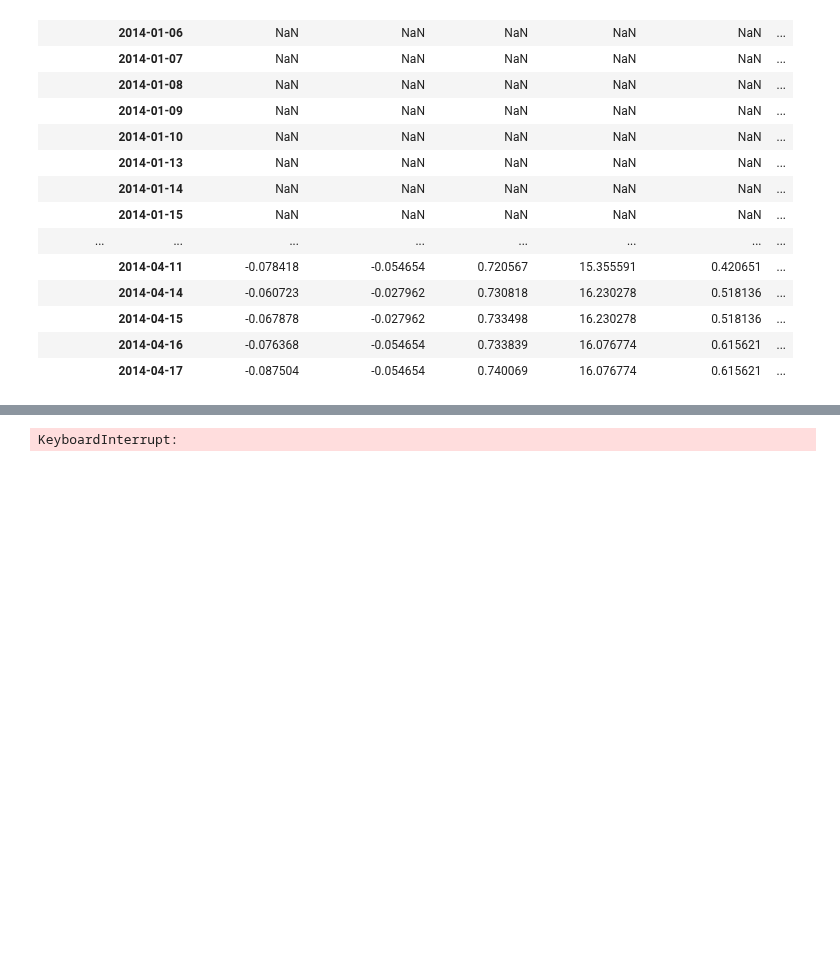
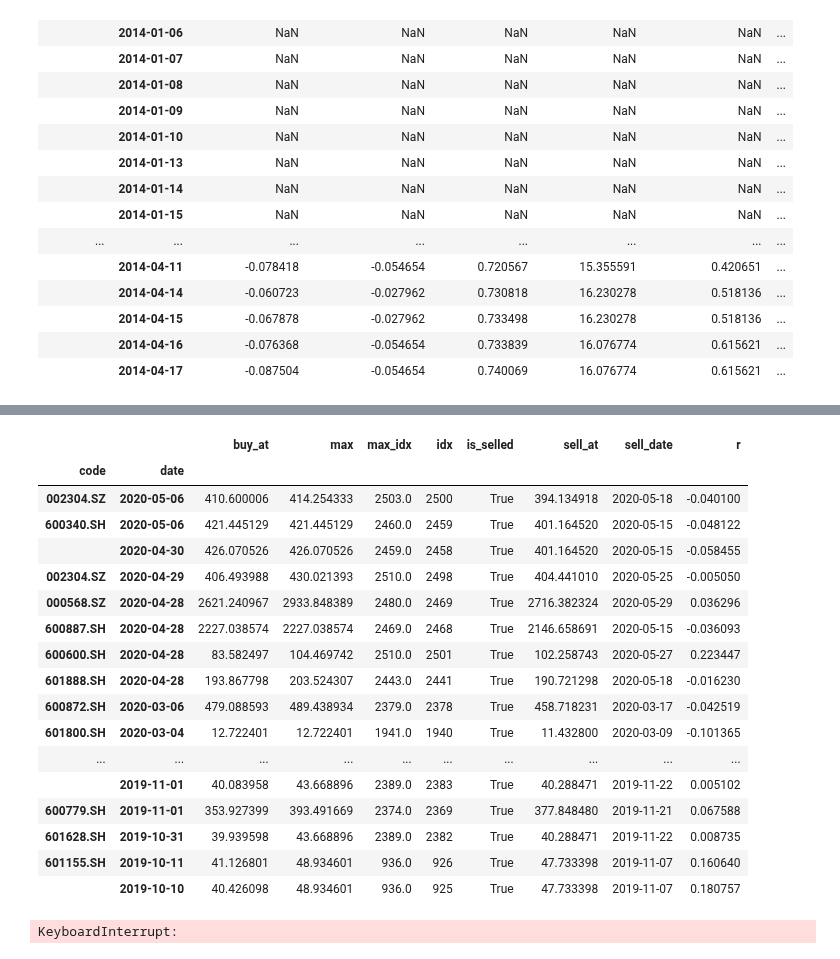
Before and after one commit to Bantorra0/Quant, a Jupyter notebook: Untitled1.ipynb, the cells around one changed output, grey strips where cells are left out. Drawn from its saved outputs; the diff is of its cells as text; code cells hidden in the pictures; blank space fills up the shorter version.

```diff
--- a/Untitled1.ipynb
+++ b/Untitled1.ipynb
@@ -939,20 +939,21 @@ res20.loc[mask_date0,'p20mean_5ma_d2'].quantile(0.8)
 res20.loc[mask_date0,'p20mean_5ma_d2'].quantile(0.99)
 
 t0 = time.time()
-masks = [res20['p20mean_5ma_pct']> -0.2,
+masks = [
+#     res20['p20mean_5ma_pct']> -0.1,
          res20['p20mean_5ma_pct']<2,
-         res20['p20std_5ma_pct']<res20['p20mean_5ma_pct']*3,
+#          res20['p20std_5ma_pct']<res20['p20mean_5ma_pct']*3,
          res20['p20mean_5ma_d2']> 0.04,
          res20['p20std_5ma_d2']< res20['p20mean_5ma_d2']*6,
 #          res20['p20mean_5ma_d2']<0.3,
-         df['close/5ma']<1.1,
+#          df['close/5ma']<1.1,
 #          df['close/250ma']>0.9,
 # #          df['close/120ma']>1.2,
 #          df['close/60ma']>1.1,
          df['close/60ma']<1.2,
          df['circ_mv']>100e4,
          df['total_mv']>200e4,
-         df['close0']>10,
+         df['close0']>50,
          df['p10mean_amt']>2,
          df['p10mean_turnover_rate']<5,
          df.index.get_level_values('date')>='2016-01-01',
@@ -994,13 +998,15 @@ res60.loc[mask_date0,'p60mean_5ma_d2'].quantile(0.99)
 # %%
 # 趋势扭转2
+
 t0 = time.time()
-masks = [res20['p20mean_5ma_pct']> -0.1,
+masks = [res20['p20mean_5ma_pct']> -0.2,
          res20['p20mean_5ma_pct']<2,
          res20['p20std_5ma_pct']<res20['p20mean_5ma_pct']*3,
-         res20['p20mean_5ma_d2']> 0.06,
+         res60['p60mean_5ma_d2']> 0.03,
+         res60['p60std_5ma_d2']< res60['p60mean_5ma_d2']*10,
 #          res20['p20mean_5ma_d2']<0.3,
          df['close/5ma']<1.1,
-#          df['close/250ma']>1.05,
+#          df['close/250ma']>0.9,
 # #          df['close/120ma']>1.2,
 #          df['close/60ma']>1.1,
          df['close/60ma']<1.2,
@@ -1032,3 +1050,25 @@ tmp[tmp['r'].notnull()].iloc[50:100]
+# %%
+tmp = df_r.loc[index].sort_values('date',ascending=False)
+tmp[tmp['r'].notnull()].head(100)
+# %% [output]
+|  |  | buy_at | max | max_idx | idx | is_selled | sell_at | sell_date | r |
+| code | date |  |  |  |  |  |  |  |  |
+| 002304.SZ | 2020-05-06 | 410.600006 | 414.254333 | 2503.0 | 2500 | True | 394.134918 | 2020-05-18 | -0.040100 |
+| 600340.SH | 2020-05-06 | 421.445129 | 421.445129 | 2460.0 | 2459 | True | 401.164520 | 2020-05-15 | -0.048122 |
+|  | 2020-04-30 | 426.070526 | 426.070526 | 2459.0 | 2458 | True | 401.164520 | 2020-05-15 | -0.058455 |
+| 002304.SZ | 2020-04-29 | 406.493988 | 430.021393 | 2510.0 | 2498 | True | 404.441010 | 2020-05-25 | -0.005050 |
+| 000568.SZ | 2020-04-28 | 2621.240967 | 2933.848389 | 2480.0 | 2469 | True | 2716.382324 | 2020-05-29 | 0.036296 |
+| 600887.SH | 2020-04-28 | 2227.038574 | 2227.038574 | 2469.0 | 2468 | True | 2146.658691 | 2020-05-15 | -0.036093 |
+| 600600.SH | 2020-04-28 | 83.582497 | 104.469742 | 2510.0 | 2501 | True | 102.258743 | 2020-05-27 | 0.223447 |
+| 601888.SH | 2020-04-28 | 193.867798 | 203.524307 | 2443.0 | 2441 | True | 190.721298 | 2020-05-18 | -0.016230 |
+| 600872.SH | 2020-03-06 | 479.088593 | 489.438934 | 2379.0 | 2378 | True | 458.718231 | 2020-03-17 | -0.042519 |
+| 601800.SH | 2020-03-04 | 12.722401 | 12.722401 | 1941.0 | 1940 | True | 11.432800 | 2020-03-09 | -0.101365 |
+| ... | ... | ... | ... | ... | ... | ... | ... | ... | ... |
+|  | 2019-11-01 | 40.083958 | 43.668896 | 2389.0 | 2383 | True | 40.288471 | 2019-11-22 | 0.005102 |
+| 600779.SH | 2019-11-01 | 353.927399 | 393.491669 | 2374.0 | 2369 | True | 377.848480 | 2019-11-21 | 0.067588 |
+| 601628.SH | 2019-10-31 | 39.939598 | 43.668896 | 2389.0 | 2382 | True | 40.288471 | 2019-11-22 | 0.008735 |
+| 601155.SH | 2019-10-11 | 41.126801 | 48.934601 | 936.0 | 926 | True | 47.733398 | 2019-11-07 | 0.160640 |
+|  | 2019-10-10 | 40.426098 | 48.934601 | 936.0 | 925 | True | 47.733398 | 2019-11-07 | 0.180757 |
 # %%
 (res20.index==res60.index).sum()
 # %% [output]
```
Also changed, not shown: parts of 4 cells of this notebook.
